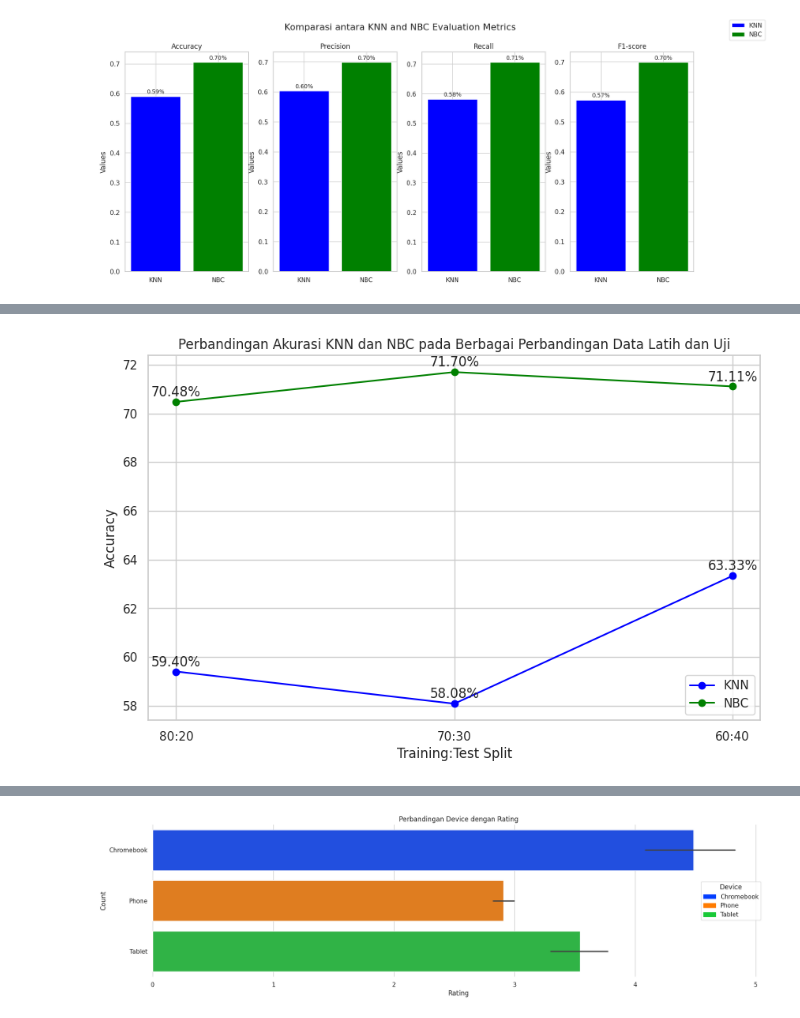
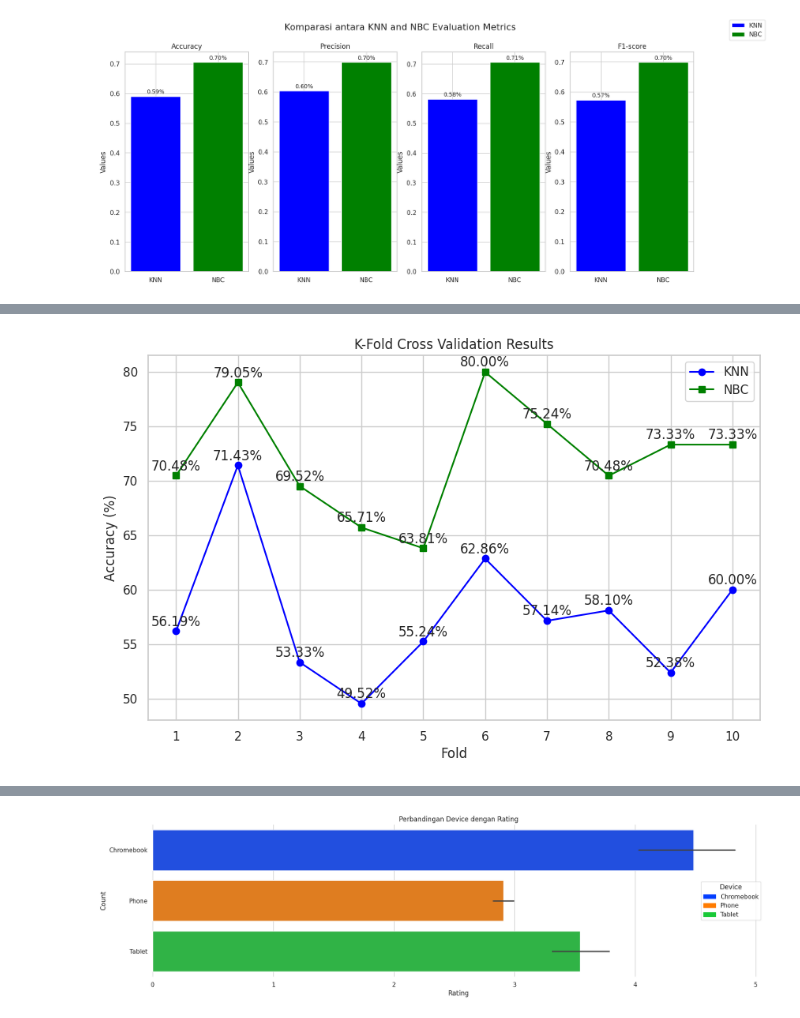
Before and after one commit to VarhanKusuma/Perbandingan_K-NN_dan_NBC_Pada_Sentimen_Ulasan_Aplikasi_Intermittent_Fasting, a Jupyter notebook: SKRIPSI.ipynb, the cells around one changed output, grey strips where cells are left out. Cells and saved outputs as stored; diff of their text form; code cells hidden in the pictures.

```diff
--- a/SKRIPSI.ipynb
+++ b/SKRIPSI.ipynb
@@ -726,28 +717,26 @@ Fold 10 accuracy: 0.7778
-# %%
-# @title  Perbandingan Accuracy Model K-Fold Cross Validation
-
-# Plot hasil
-fig, ax = plt.subplots(figsize=(10, 6))
-colors = {'KNN': 'blue', 'NBC': 'green'}
-
-for model in ['KNN', 'NBC']:
-    means = result_df[f'{model}_Mean']
-    stds = result_df[f'{model}_Std']
-    ax.plot(result_df['Split'], means, marker='o', label=model, color=colors[model])
-
-    # Tambahkan angka % di atas setiap titik
-    for i, txt in enumerate(means):
-        ax.annotate(f'{txt:.2f}%', (result_df['Split'].iloc[i], means.iloc[i]), textcoords="offset points", xytext=(0, 5), ha='center')
-
-ax.set_title('Perbandingan Akurasi KNN dan NBC pada Berbagai Perbandingan Data Latih dan Uji')
-ax.set_xlabel('Training:Test Split')
-ax.set_ylabel('Accuracy')
-ax.legend()
-ax.grid(True)
-
-plt.show()
-# %% [output]
-[figure, removed]
+# %%
+# @title  Perbandingan Accuracy Model K-Fold Cross Validation
+
+# Plot hasil
+plt.figure(figsize=(10, 6))
+colors = {'KNN': 'blue', 'NBC': 'green'}
+plt.plot(hasil_df['Fold'], hasil_df['KNN'], marker='o', label='KNN', color=colors['KNN'])
+plt.plot(hasil_df['Fold'], hasil_df['NBC'], marker='s', label='NBC', color=colors['NBC'])
+
+# Menambahkan anotasi persentase akurasi
+for i in range(len(hasil_df)):
+    plt.annotate(f"{hasil_df['KNN'][i]:.2f}%", (hasil_df['Fold'][i], hasil_df['KNN'][i]), textcoords="offset points", xytext=(0,5), ha='center')
+    plt.annotate(f"{hasil_df['NBC'][i]:.2f}%", (hasil_df['Fold'][i], hasil_df['NBC'][i]), textcoords="offset points", xytext=(0,5), ha='center')
+
+plt.title('K-Fold Cross Validation Results')
+plt.xlabel('Fold')
+plt.ylabel('Accuracy (%)')
+plt.xticks(hasil_df['Fold'])
+plt.legend()
+plt.grid(True)
+plt.show()
+# %% [output]
+[figure, added]
 # %%
 # @title Word Cloud
 
```
Also changed, not shown: parts of 7 cells of this notebook.
